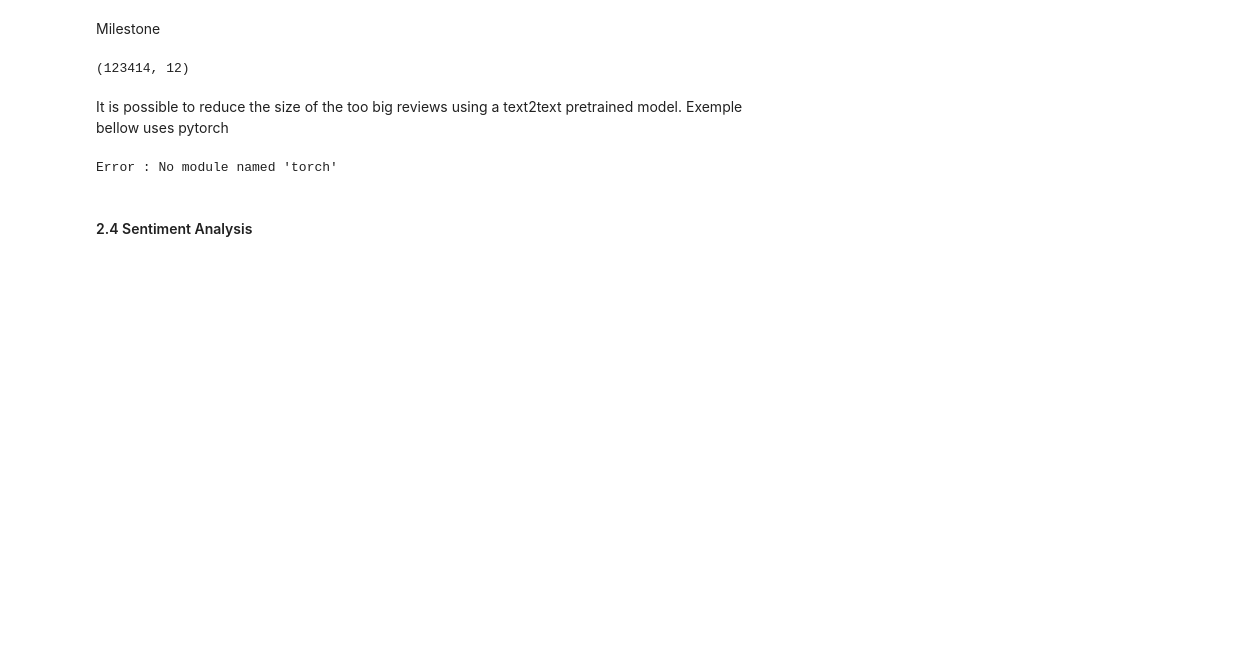
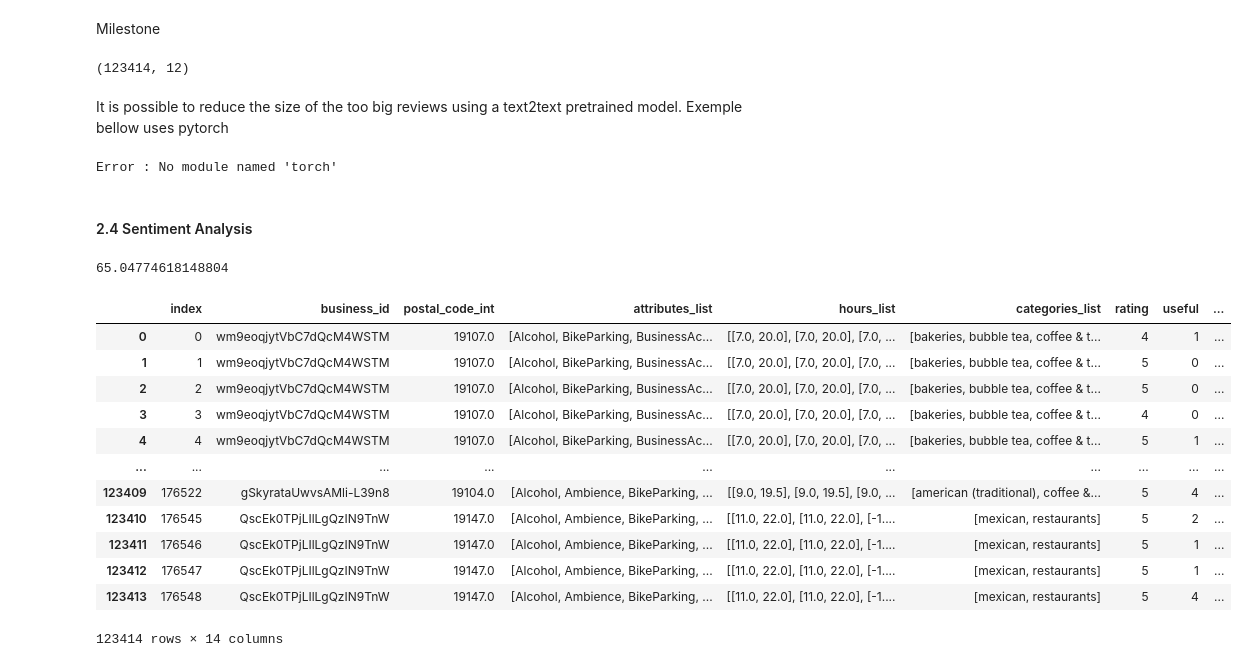
Before and after one commit to Kamiryu/nlp-customer-review-analysis, a Jupyter notebook: task_2_kyril_sentiment.ipynb, the cells around one changed output. Cells and saved outputs as stored; diff of their text form; code cells hidden in the pictures; blank space fills up the shorter version.

Commit message:
Simpler model with TextBlob

```diff
--- a/task_2_kyril_sentiment.ipynb
+++ b/task_2_kyril_sentiment.ipynb
@@ -258,0 +261,21 @@ df_sentiments.rename(columns={'label':'sentiment', 'score':'sent_score'}, inplac
+# %%
+# Calculate sentiment for each review
+df_data_res['sentiment'] = df_data_res['text'].apply(get_sentiment)
+# %% [output]
+65.04774618148804
+# %%
+df_data_attr
+# %% [output]
+|  | index | business_id | postal_code_int | attributes_list | hours_list | categories_list | rating | useful | ... |
+| 0 | 0 | wm9eoqjytVbC7dQcM4WSTM | 19107.0 | [Alcohol, BikeParking, BusinessAc... | [[7.0, 20.0], [7.0, 20.0], [7.0, ... | [bakeries, bubble tea, coffee & t... | 4 | 1 | ... |
+| 1 | 1 | wm9eoqjytVbC7dQcM4WSTM | 19107.0 | [Alcohol, BikeParking, BusinessAc... | [[7.0, 20.0], [7.0, 20.0], [7.0, ... | [bakeries, bubble tea, coffee & t... | 5 | 0 | ... |
+| 2 | 2 | wm9eoqjytVbC7dQcM4WSTM | 19107.0 | [Alcohol, BikeParking, BusinessAc... | [[7.0, 20.0], [7.0, 20.0], [7.0, ... | [bakeries, bubble tea, coffee & t... | 5 | 0 | ... |
+| 3 | 3 | wm9eoqjytVbC7dQcM4WSTM | 19107.0 | [Alcohol, BikeParking, BusinessAc... | [[7.0, 20.0], [7.0, 20.0], [7.0, ... | [bakeries, bubble tea, coffee & t... | 4 | 0 | ... |
+| 4 | 4 | wm9eoqjytVbC7dQcM4WSTM | 19107.0 | [Alcohol, BikeParking, BusinessAc... | [[7.0, 20.0], [7.0, 20.0], [7.0, ... | [bakeries, bubble tea, coffee & t... | 5 | 1 | ... |
+| ... | ... | ... | ... | ... | ... | ... | ... | ... | ... |
+| 123409 | 176522 | gSkyrataUwvsAMli-L39n8 | 19104.0 | [Alcohol, Ambience, BikeParking, ... | [[9.0, 19.5], [9.0, 19.5], [9.0, ... | [american (traditional), coffee &... | 5 | 4 | ... |
+| 123410 | 176545 | QscEk0TPjLIlLgQzIN9TnW | 19147.0 | [Alcohol, Ambience, BikeParking, ... | [[11.0, 22.0], [11.0, 22.0], [-1.... | [mexican, restaurants] | 5 | 2 | ... |
+| 123411 | 176546 | QscEk0TPjLIlLgQzIN9TnW | 19147.0 | [Alcohol, Ambience, BikeParking, ... | [[11.0, 22.0], [11.0, 22.0], [-1.... | [mexican, restaurants] | 5 | 1 | ... |
+| 123412 | 176547 | QscEk0TPjLIlLgQzIN9TnW | 19147.0 | [Alcohol, Ambience, BikeParking, ... | [[11.0, 22.0], [11.0, 22.0], [-1.... | [mexican, restaurants] | 5 | 1 | ... |
+| 123413 | 176548 | QscEk0TPjLIlLgQzIN9TnW | 19147.0 | [Alcohol, Ambience, BikeParking, ... | [[11.0, 22.0], [11.0, 22.0], [-1.... | [mexican, restaurants] | 5 | 4 | ... |
+123414 rows × 14 columns
```
Also changed, not shown: parts of 4 cells of this notebook.
